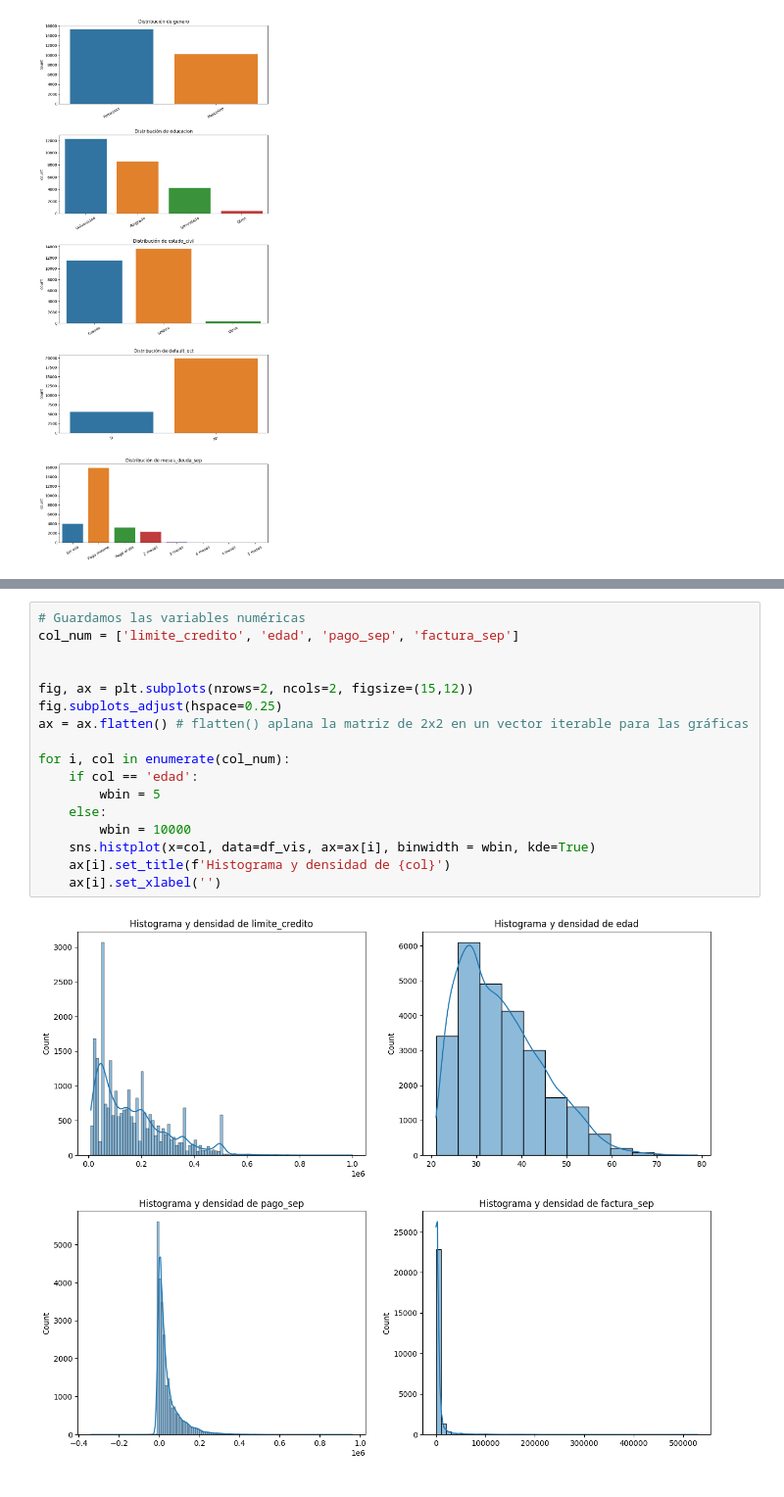
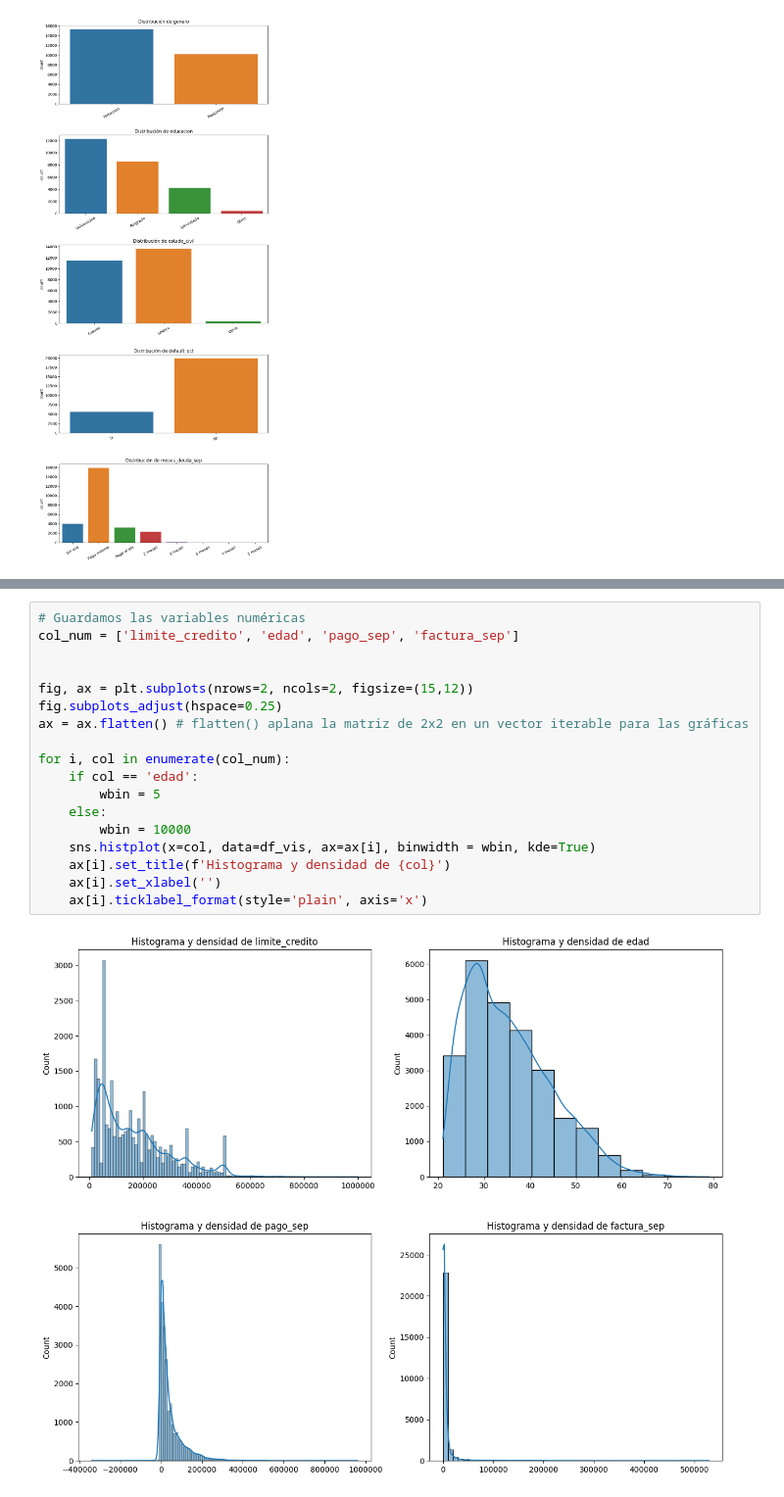
Before and after one commit to matvergara/CreditDefault-IAA-TPF, a Jupyter notebook: notebooks/02-eda.ipynb, the cells around one changed output, grey strips where cells are left out. Shown: that part at 98% size. Cells and saved outputs as stored; diff of their text form.

```diff
--- a/notebooks/02-eda.ipynb
+++ b/notebooks/02-eda.ipynb
@@ -85,19 +85,20 @@ df.drop(columns=col_cat).describe()
 # %%
 # Guardamos las variables numéricas
 col_num = ['limite_credito', 'edad', 'pago_sep', 'factura_sep']
 
 
 fig, ax = plt.subplots(nrows=2, ncols=2, figsize=(15,12))
 fig.subplots_adjust(hspace=0.25)
 ax = ax.flatten() # flatten() aplana la matriz de 2x2 en un vector iterable para las gráficas
 
 for i, col in enumerate(col_num):
     if col == 'edad':
         wbin = 5
     else:
         wbin = 10000
     sns.histplot(x=col, data=df_vis, ax=ax[i], binwidth = wbin, kde=True)
     ax[i].set_title(f'Histograma y densidad de {col}')
     ax[i].set_xlabel('')
+    ax[i].ticklabel_format(style='plain', axis='x')
 # %% [output]
-[figure, old version]
+[figure, new version]
```
Also changed, not shown: parts of 6 cells of this notebook.
